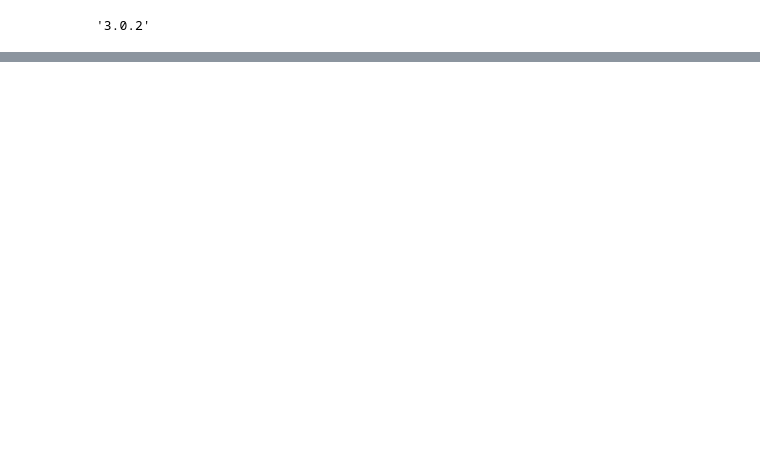
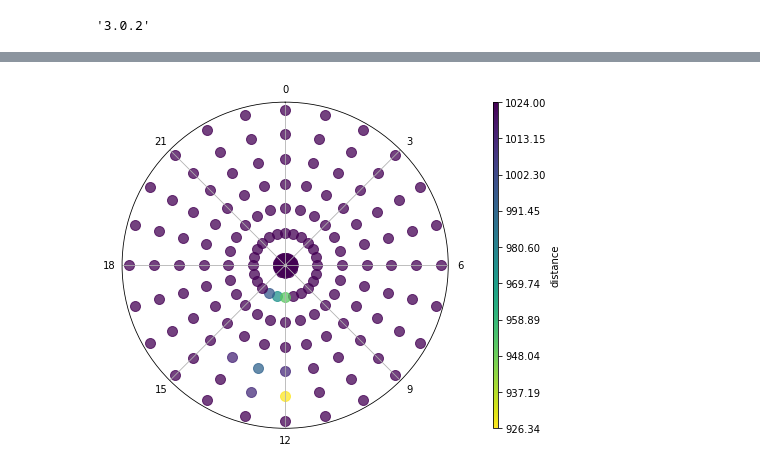
Before and after one commit to Lerjebo/DataMining-Project, a Jupyter notebook: Data mining Project code.ipynb, the cells around one changed output, grey strips where cells are left out. Saved outputs shown, nothing was run; the diff lists cells and outputs as text; code cells hidden in the pictures; blank space fills up the shorter version.

Commit message:
project update
csv creator and spiral plot functions

```diff
--- a/Data mining Project code.ipynb
+++ b/Data mining Project code.ipynb
@@ -41,3 +28,6 @@ only showing top 20 rows
+# %%
+#df = pd.read_csv('int_sensor/livingroom-tv-light.csv')
+df = spark.read.csv('int_sensor/livingroom-tv-light.csv', header=True)
 # %%
 df.count()
 # %% [output]
@@ -102,0 +49,39 @@ ax = sn.barplot(y='sensor_id_conv', x='count', data=df1_groupedby)
+# %%
+def spiral_week(df, week):
+    df = df[df.week == week]
+    df = df.groupBy("weekday", "hour").agg(avg("value")) #pyspark
+    df = df.withColumn("weekday",df.weekday.cast('int'))
+    df = df.withColumn("hour",df.hour.cast('int'))
+    df = df.toPandas()
+    COLORMAP="viridis_r"
+    fig = plt.figure(figsize=(8, 6))
+    ax = fig.add_subplot(111, projection='polar')
+    diff = df['avg(value)'].max()-df['avg(value)'].min()
+    #diff = df.select('avg(value)').rdd.max()[0]-df.select('avg(value)').rdd.min()[0]
+    for idx, event in df.iterrows():
+    #for event in df.rdd.collect():
+        ndist = 1-float((df['avg(value)'].max()-event['avg(value)'])/diff)
+        color = plt.cm.get_cmap(COLORMAP)(ndist)
+        c=np.array([color])
+        r = event.weekday
+        area = 100
+        theta = 2*np.pi/24*int(event.hour)
+        ax.scatter(theta, r, c=c, s=area, alpha=0.75)
+    # grid and labels
+    ax.set_rticks([])
+    ax.set_theta_zero_location("N")
+    ax.set_theta_direction(-1)
+    ax.set_xticks(np.linspace(0, 2*np.pi, 8, endpoint=False))
+    ax.set_xticklabels(['0', '3', '6', '9', '12', '15', '18', '21'])
+    ax.tick_params('x', pad=2)
+    ax.grid(True)
+    # setup a custom colorbar, everything's always a bit tricky with mpl colorbars
+    vmin = df['avg(value)'].min()
+    vmax = df['avg(value)'].max()
+    norm = mpl.colors.Normalize(vmin=vmin, vmax=vmax)
+    sm = plt.cm.ScalarMappable(cmap=COLORMAP, norm=norm)
+    sm.set_array([])
+    plt.colorbar(sm, ticks=np.linspace(vmin, vmax, 10), fraction=0.04, aspect=60, pad=0.1, label="distance", ax=ax)
+
+    #plt.savefig("spiral.png", pad_inches=0, bbox_inches="tight")
+    plt.show()
@@ -102,0 +130,4 @@ ax = sn.barplot(y='sensor_id_conv', x='count', data=df1_groupedby)
+# %%
+spiral_week(df, 10)
+# %% [output]
+[figure, added]
```
Also changed, not shown: parts of 21 cells of this notebook, 1 other file.
